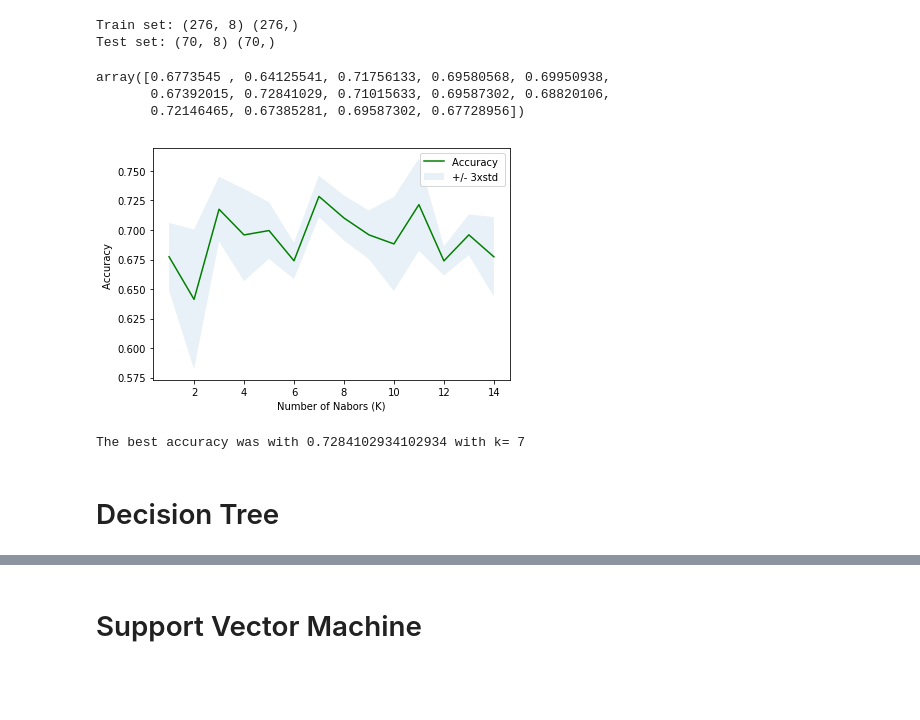
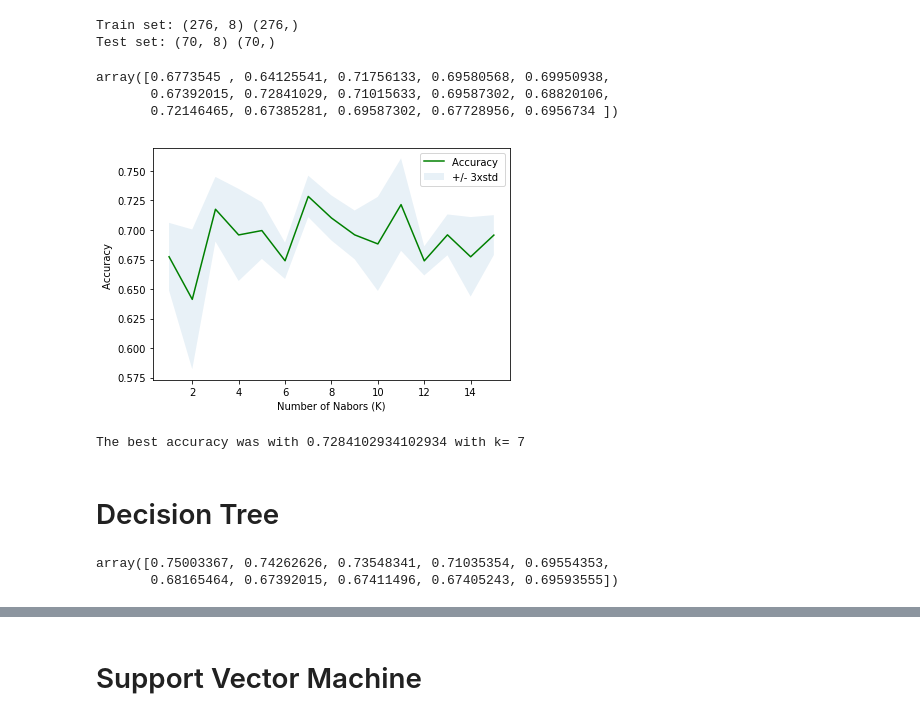
Before and after one commit to gfairhurst/IBM_capstone_project, a Jupyter notebook: Coursera_Capstone_Project.ipynb, the cells around one changed output, grey strips where cells are left out. Saved outputs shown, nothing was run; the diff lists cells and outputs as text; code cells hidden in the pictures; blank space fills up the shorter version.

```diff
--- a/Coursera_Capstone_Project.ipynb
+++ b/Coursera_Capstone_Project.ipynb
@@ -298,14 +298,14 @@ from sklearn.neighbors import KNeighborsClassifier
 from sklearn import metrics
 # %%
 Ks = 15
-mean_acc = np.zeros((Ks-1))
-std_acc = np.zeros((Ks-1))
-ConfustionMx = [];
-for n in range(1,Ks):
+mean_acc = np.zeros(Ks)
+std_acc = np.zeros(Ks)
+
+for n in range(1,Ks+1):
 
     #Train Model and Predict
-    neigh = KNeighborsClassifier(n_neighbors = n)#.fit(X_train,y_train)
-    cv_scores = cross_val_score(neigh, X_train, y_train, cv=5)
+    mod_kneigh = KNeighborsClassifier(n_neighbors = n)
+    cv_scores = cross_val_score(mod_kneigh, X_train, y_train, cv=5)
     mean_acc[n-1] = np.mean(cv_scores)
     std_acc[n-1] = np.std(cv_scores)
 
@@ -313,16 +313,16 @@ mean_acc
 # %% [output]
 array([0.6773545 , 0.64125541, 0.71756133, 0.69580568, 0.69950938,
        0.67392015, 0.72841029, 0.71015633, 0.69587302, 0.68820106,
-       0.72146465, 0.67385281, 0.69587302, 0.67728956])
+       0.72146465, 0.67385281, 0.69587302, 0.67728956, 0.6956734 ])
 # %%
-plt.plot(range(1,Ks),mean_acc,'g')
-plt.fill_between(range(1,Ks),mean_acc - 1 * std_acc,mean_acc + 1 * std_acc, alpha=0.10)
+plt.plot(range(1,Ks+1),mean_acc,'g')
+plt.fill_between(range(1,Ks+1),mean_acc - 1 * std_acc,mean_acc + 1 * std_acc, alpha=0.10)
 plt.legend(('Accuracy ', '+/- 3xstd'))
 plt.ylabel('Accuracy ')
 plt.xlabel('Number of Nabors (K)')
 plt.tight_layout()
 plt.show()
 print( "The best accuracy was with", mean_acc.max(), "with k=", mean_acc.argmax()+1)
 # %% [output]
-[figure, old version]
+[figure, new version]
 The best accuracy was with 0.7284102934102934 with k= 7
@@ -330,3 +332,20 @@ The best accuracy was with 0.7284102934102934 with k= 7
 # Decision Tree
 # %%
 from sklearn.tree import DecisionTreeClassifier
+# %%
+max_depth = 10
+mean_acc = np.zeros((max_depth))
+std_acc = np.zeros((max_depth))
+
+for n in range(1,max_depth+1):
+
+    #Train Model and Predict
+    mod_tree = DecisionTreeClassifier(criterion="entropy", max_depth = n)
+    cv_scores = cross_val_score(mod_tree, X_train, y_train, cv=5)
+    mean_acc[n-1] = np.mean(cv_scores)
+    std_acc[n-1] = np.std(cv_scores)
+
+mean_acc
+# %% [output]
+array([0.75003367, 0.74262626, 0.73548341, 0.71035354, 0.69554353,
+       0.68165464, 0.67392015, 0.67411496, 0.67405243, 0.69593555])
```
Also changed, not shown: parts of 16 cells of this notebook.
